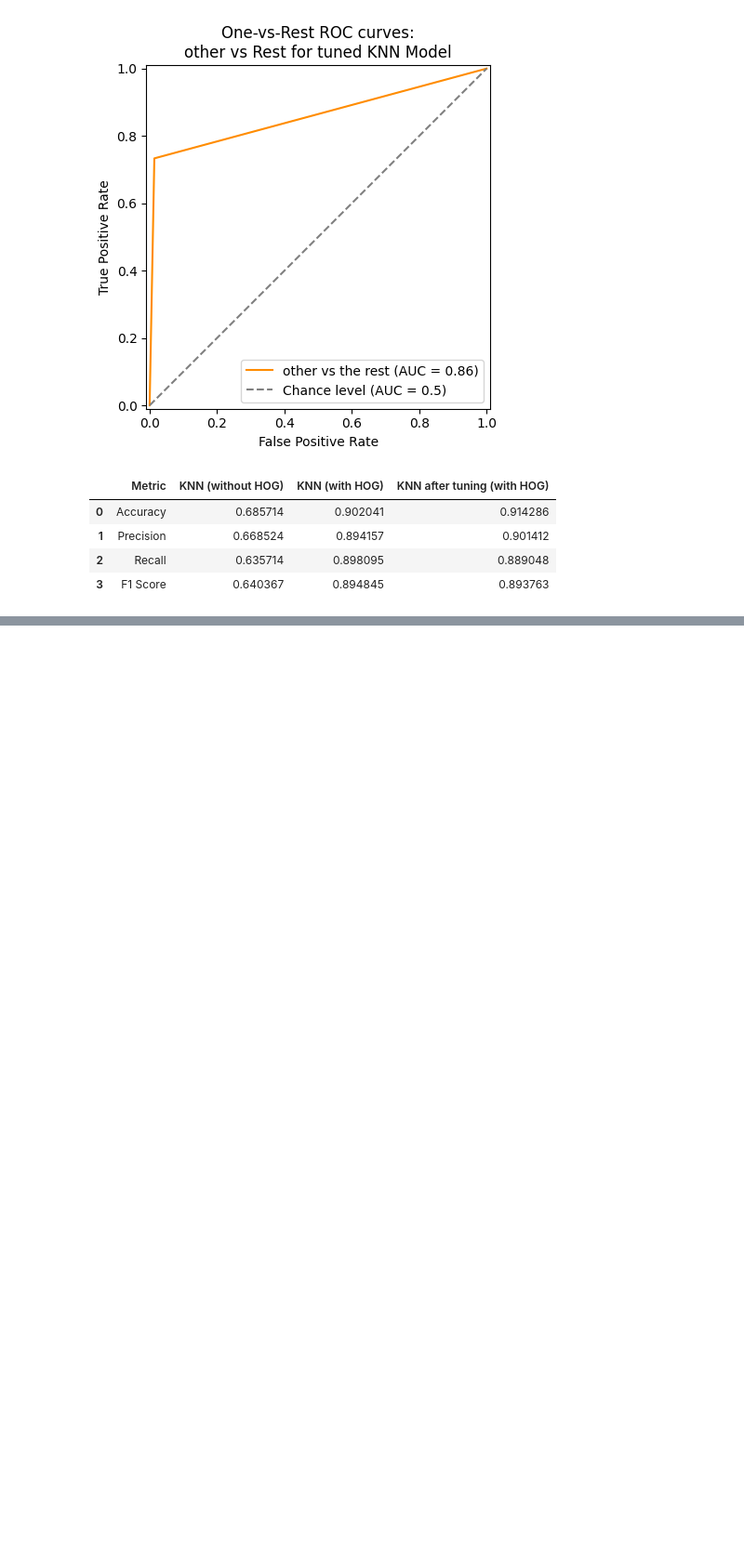
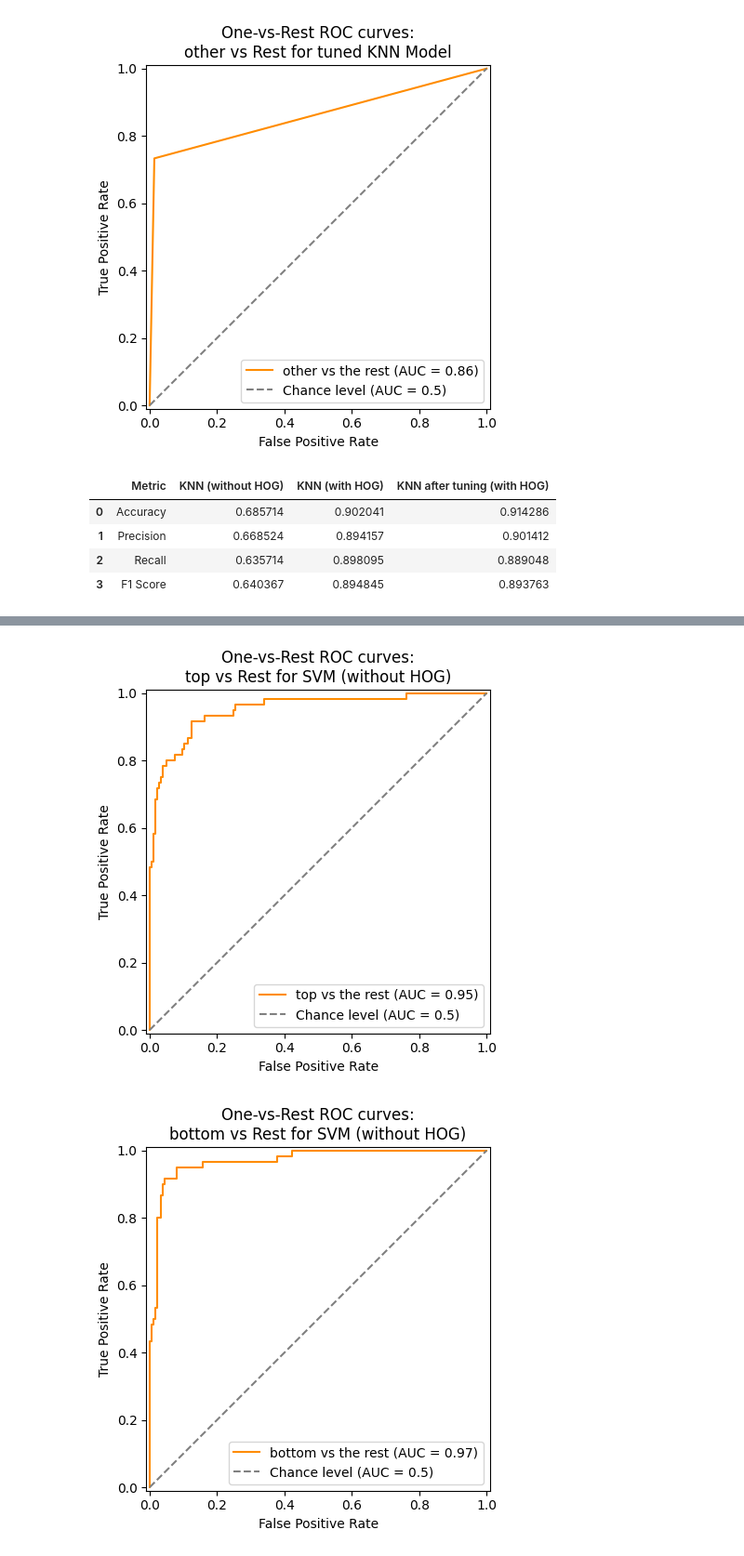
Before and after one commit to jarylongsq/IS4242-project, a Jupyter notebook: collated.ipynb, the cells around one changed output, grey strips where cells are left out. Shown at 93% size. Cells and saved outputs as stored; diff of their text form; code cells hidden in the pictures; blank space fills up the shorter version.

```diff
--- a/collated.ipynb
+++ b/collated.ipynb
@@ -909,0 +956,25 @@ metrics
+# %%
+# Plot AUC curves for each category
+y_score = svm.predict_proba(X_test)
+label_binarizer = LabelBinarizer().fit(y_tr)
+y_onehot_test = label_binarizer.transform(y_test)
+
+categories = ["top", "bottom", "bag", "shoe", "other"]
+for i, cat in enumerate(categories):
+    class_id = np.flatnonzero(label_binarizer.classes_ == i)[0]
+    display = RocCurveDisplay.from_predictions(
+    y_onehot_test[:, class_id],
+    y_score[:, class_id],
+    name=f"{cat} vs the rest",
+    color="darkorange",
+    )
+    plt.plot([0, 1], [0, 1], linestyle='--', color='gray', label='Chance level (AUC = 0.5)')
+    plt.legend()
+    _ = display.ax_.set(
+        xlabel="False Positive Rate",
+        ylabel="True Positive Rate",
+        title=f"One-vs-Rest ROC curves:\n{cat} vs Rest for SVM (without HOG)",
+    )
+# %% [output]
+[figure, added]
+[figure, added]
```
Also changed, not shown: parts of 19 cells of this notebook.
